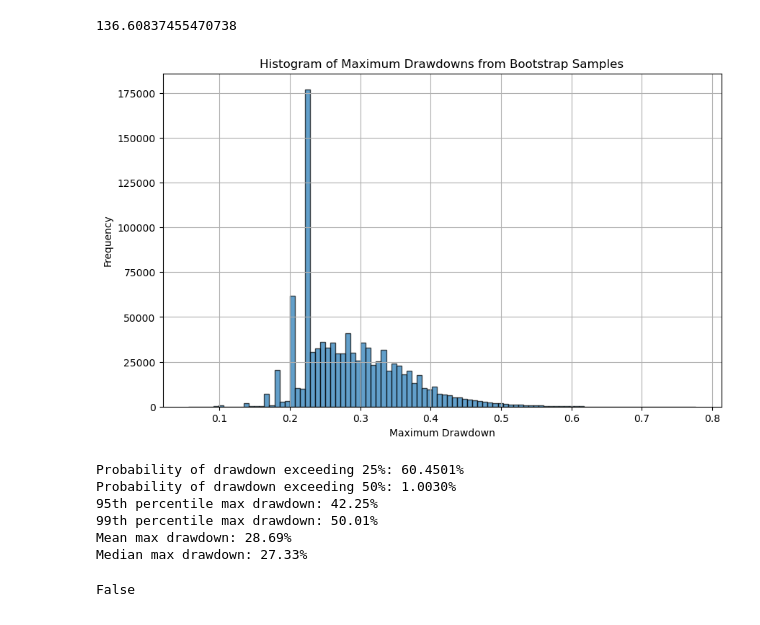
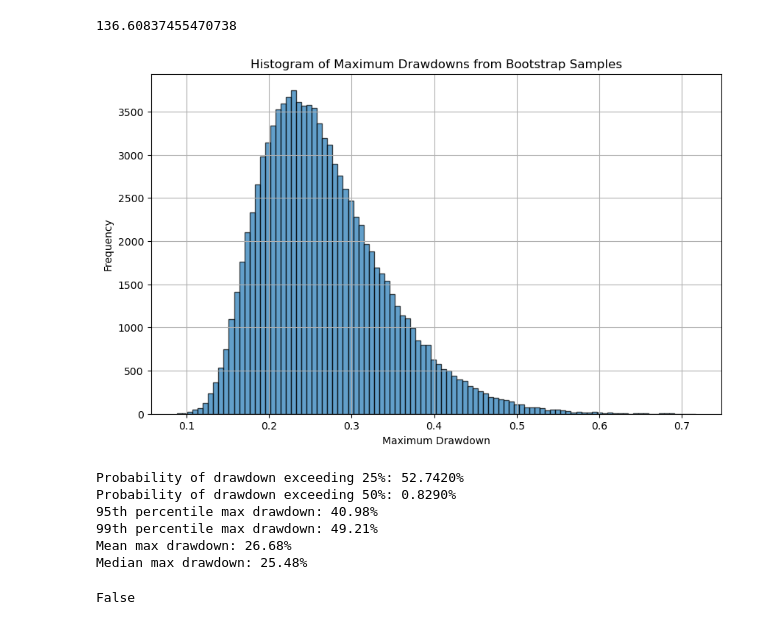
Before and after one commit to iferaorg/iferadata, a Jupyter notebook: magic.ipynb, the cells around one changed output. Drawn from its saved outputs; the diff is of its cells as text; code cells hidden in the pictures.

```diff
--- a/magic.ipynb
+++ b/magic.ipynb
@@ -1500,8 +1490,10 @@ len(df)
 # %%
-profits_flat = torch.zeros((len(df), 2), dtype=torch.float32)
+profits_flat = torch.zeros((len(df), 2), dtype=torch.float32, device='cuda')
+
 for i, position in enumerate(['Long', 'Short']):
-    position_mask = (df['Position'] == position)
-    profits_flat[position_mask, 0 if position == 'Long' else 1] = torch.tensor(df[position_mask]['Profit'].values, dtype=torch.float32)
+    position_mask_cpu = (df['Position'] == position)
+    position_mask = torch.tensor(position_mask_cpu.values, device=profits_flat.device)
+    profits_flat[position_mask, 0 if position == 'Long' else 1] = torch.tensor(df[position_mask_cpu]['Profit'].values, dtype=torch.float32, device=profits_flat.device)
 # %%
 profits_flat.shape
 # %% [output]
@@ -1515,7 +1507,7 @@ multiplier = 0.5
 # The function maximise_f_frank_wolfe_leq1_v2 return values in [0,1], so we need to scale up the profits until the sum of kelly_flat is less than 0.9
 while kelly_flat.sum() >= 0.9 and multiplier < 1.0e6:
     multiplier *= 2.0
-    kelly_flat = maximise_f_frank_wolfe_leq1_v2(profits_flat * multiplier, max_iter=100000, tol_gap=1.0e-2, tol_df=1e-6)[0]
+    kelly_flat = maximise_f_frank_wolfe_leq1_v2(profits_flat * multiplier, max_iter=100000, tol_gap=1.0e-3, tol_df=1e-6)[0]
     print(f"Trying multiplier {multiplier}, sum kelly_flat = {kelly_flat.sum().item()}")
 
 # Get the real kelly criterion by scaling up
@@ -1592,14 +1584,14 @@ torch.Size([3, 10, 6])
 136.60837455470738
 # %%
 qprofits = (profits_flat @ (kelly_flat * 0.25).clamp(max=1.0)) #kelly_profits * 0.18
-n_samples = 1000000
+n_samples = 100000
 
 slength = int(qprofits.size(0) / num_years * 5.0)
 
 # Create a set of bootstrap samples
 bootstrap_samples = torch.randint(0, qprofits.size(0), (n_samples, slength), device=qprofits.device)
 # %%
-qprofits = (profits_flat @ (kelly_flat * 0.252).clamp(max=1.0)) #kelly_profits * 0.18
+qprofits = (profits_flat @ (kelly_flat * 0.205).clamp(max=1.0)) #kelly_profits * 0.18
 # n_samples = 1000000
 
 # slength = int(qprofits.size(0) / num_years * 5.0)
@@ -1609,40 +1601,40 @@ qprofits = (profits_flat @ (kelly_flat * 0.252).clamp(max=1.0)) #kelly_profits *
 bootstrap_profits = qprofits[bootstrap_samples]
 
 bootstrap_returns = (bootstrap_profits + 1.0).cumprod(dim=1)
 
 # Calculate max drawdown for each bootstrap sample
 running_max = torch.cummax(bootstrap_returns, dim=1).values
 drawdowns = (bootstrap_returns - running_max) / running_max * -1.0
 max_drawdowns, _ = drawdowns.max(dim=1)
 
 # Plot a histogram of the max drawdowns
 import matplotlib.pyplot as plt
 plt.figure(figsize=(10, 6))
 plt.hist(max_drawdowns.cpu().numpy(), bins=100, edgecolor='black', alpha=0.7)
 plt.xlabel('Maximum Drawdown')
 plt.ylabel('Frequency')
 plt.title('Histogram of Maximum Drawdowns from Bootstrap Samples')
 plt.grid(True)
 plt.show()
 
 # Probability of drawdown exceeding 50%
 prob_exceed_50 = (max_drawdowns > 0.5).float().mean().item()
 # Probability of drawdown exceeding 25%
 prob_exceed_25 = (max_drawdowns > 0.25).float().mean().item()
 print(f"Probability of drawdown exceeding 25%: {prob_exceed_25 * 100:.4f}%")
 print(f"Probability of drawdown exceeding 50%: {prob_exceed_50 * 100:.4f}%")
 print(f"95th percentile max drawdown: {torch.quantile(max_drawdowns, 0.95).item() * 100:.2f}%")
 print(f"99th percentile max drawdown: {torch.quantile(max_drawdowns, 0.99).item() * 100:.2f}%")
 print(f"Mean max drawdown: {max_drawdowns.mean().item() * 100:.2f}%")
 print(f"Median max drawdown: {torch.median(max_drawdowns).item() * 100:.2f}%")
 # %% [output]
-[figure, old version]
+[figure, new version]
-Probability of drawdown exceeding 25%: 60.4501%
-Probability of drawdown exceeding 50%: 1.0030%
-95th percentile max drawdown: 42.25%
-99th percentile max drawdown: 50.01%
-Mean max drawdown: 28.69%
-Median max drawdown: 27.33%
+Probability of drawdown exceeding 25%: 52.7420%
+Probability of drawdown exceeding 50%: 0.8290%
+95th percentile max drawdown: 40.98%
+99th percentile max drawdown: 49.21%
+Mean max drawdown: 26.68%
+Median max drawdown: 25.48%
 # %%
 bootstrap_profits._is_view()
 # %% [output]
```
Also changed, not shown: parts of 10 cells of this notebook, 2 other files.
